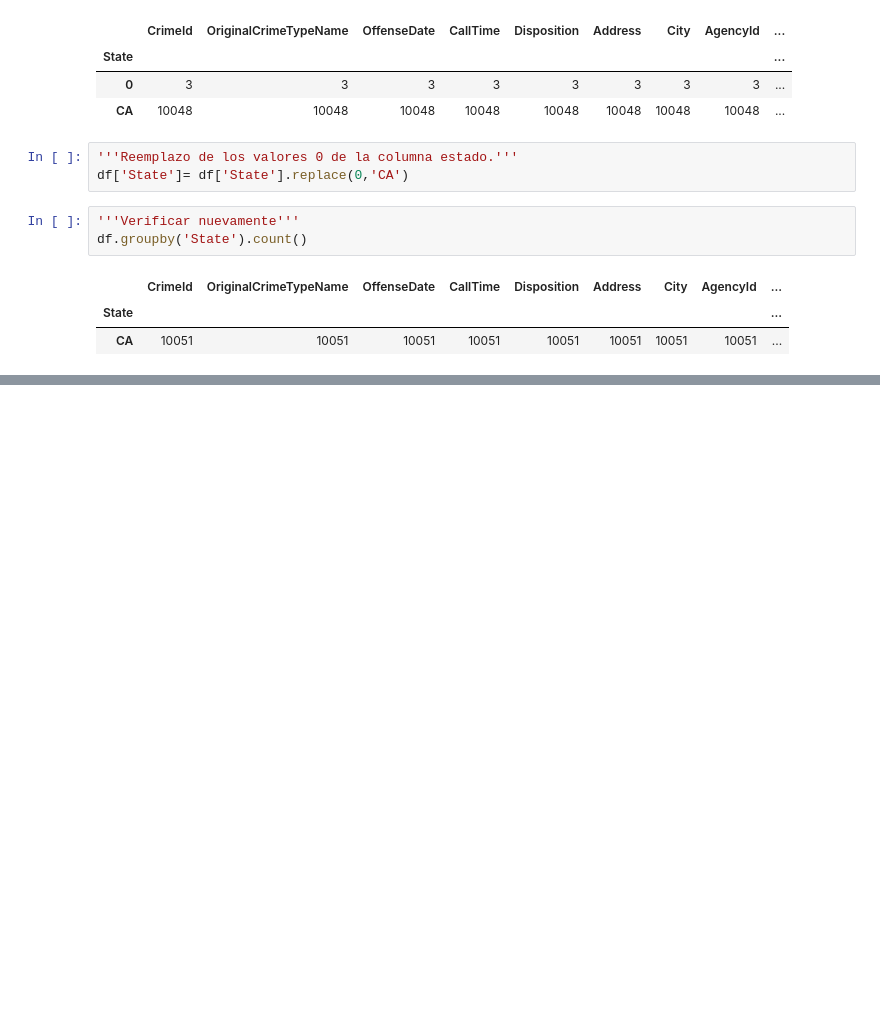
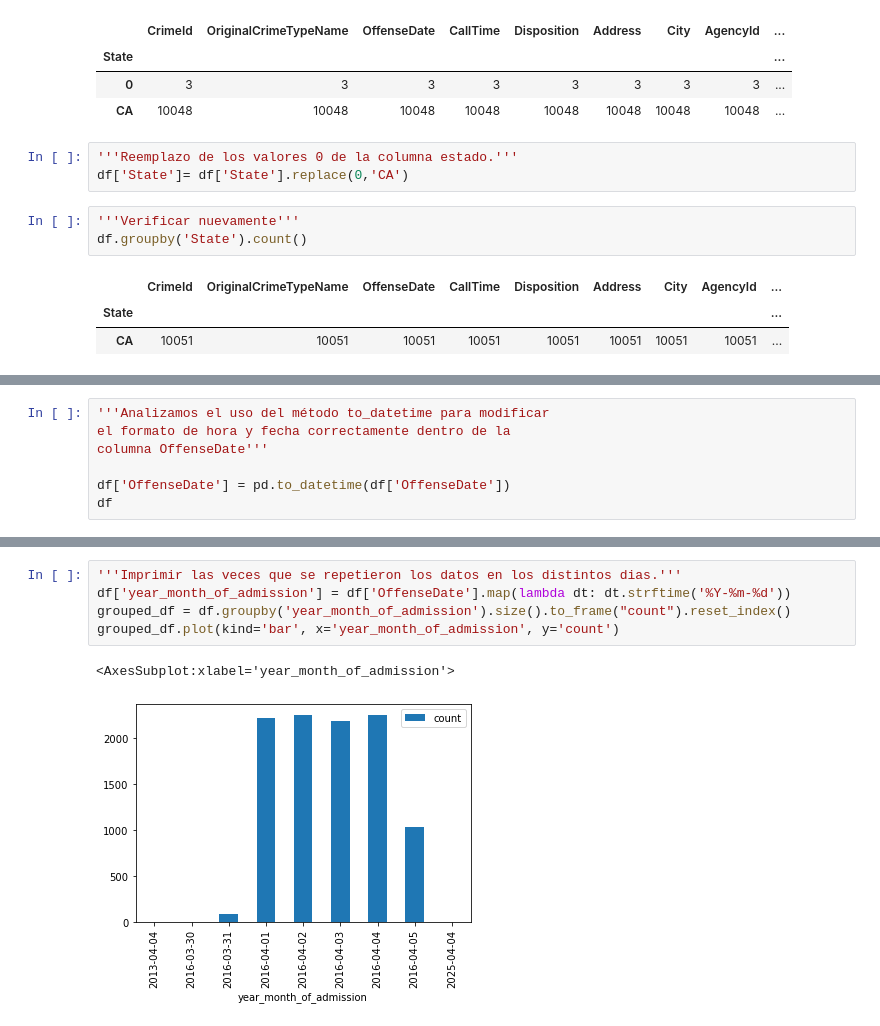
Before and after one commit to xagranda99/lab2U2, a Jupyter notebook: [NRC_6292]_XavierGranda_La2Unidad2.ipynb, the cells around one changed output, grey strips where cells are left out. Saved outputs shown, nothing was run; the diff lists cells and outputs as text; blank space fills up the shorter version.

Commit message:
V15 (Cambio del tipo de dato en las fechas.)

```diff
--- a/[NRC_6292]_XavierGranda_La2Unidad2.ipynb
+++ b/[NRC_6292]_XavierGranda_La2Unidad2.ipynb
@@ -287,0 +288,7 @@ plt.show()
+# %%
+'''Analizamos el uso del método to_datetime para modificar
+el formato de hora y fecha correctamente dentro de la
+columna OffenseDate'''
+
+df['OffenseDate'] = pd.to_datetime(df['OffenseDate'])
+df
@@ -287,0 +309,8 @@ plt.show()
+# %%
+'''Imprimir las veces que se repetieron los datos en los distintos dias.'''
+df['year_month_of_admission'] = df['OffenseDate'].map(lambda dt: dt.strftime('%Y-%m-%d'))
+grouped_df = df.groupby('year_month_of_admission').size().to_frame("count").reset_index()
+grouped_df.plot(kind='bar', x='year_month_of_admission', y='count')
+# %% [output]
+<AxesSubplot:xlabel='year_month_of_admission'>
+[figure, added]
```
Also changed, not shown: parts of 23 cells of this notebook.
